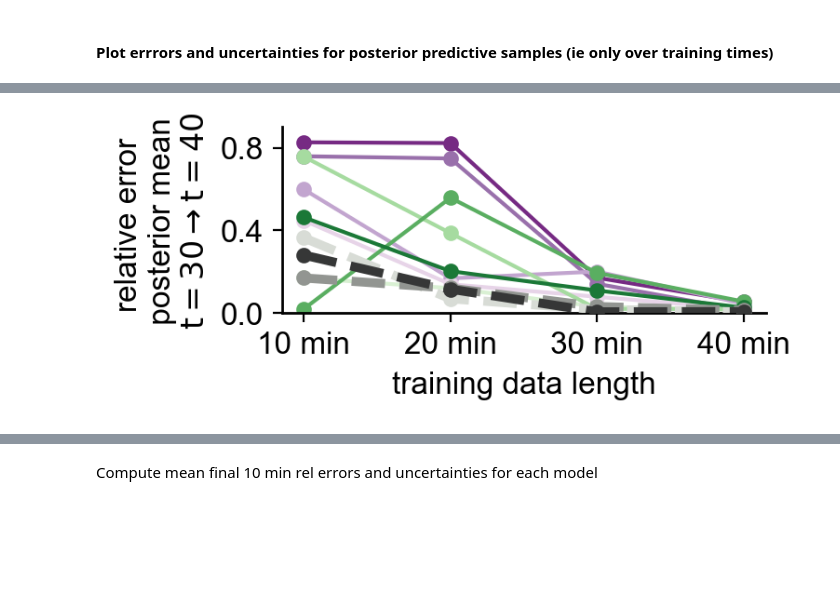
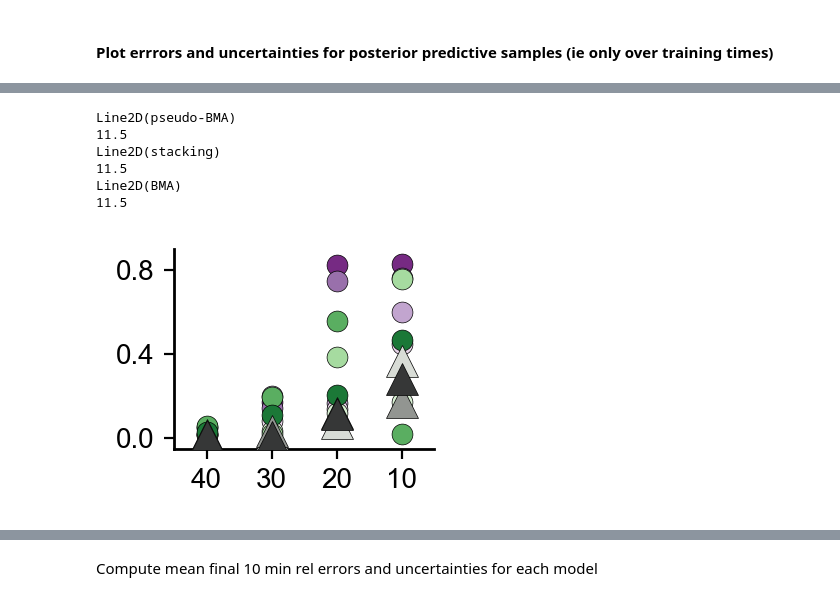
Before and after one commit to RangamaniLabUCSD/multimodel-inference, a Jupyter notebook: src/MAPK/multimodel_inference/multimodel_inf_Keyes_data.ipynb, the cells around one changed output, grey strips where cells are left out. Saved outputs shown, nothing was run; the diff lists cells and outputs as text; code cells hidden in the pictures; blank space fills up the shorter version.

```diff
--- a/src/MAPK/multimodel_inference/multimodel_inf_Keyes_data.ipynb
+++ b/src/MAPK/multimodel_inference/multimodel_inf_Keyes_data.ipynb
@@ -556,12 +556,16 @@ for compartment in ['CYTO','PM']:
     uncert95 = [model_uncertainties['40min'][compartment]['cred95'][model] for model in model_names] + [mmi_uncertainties['40min'][compartment][name]['cred95'] for name in mmi_uncertainties['40min'][compartment].keys()]
 
     # make plots
+    min_index_RMSE = np.argmin(RMSE_postpred[0:8])
     fig, ax = get_sized_fig_ax(2.75, 0.9)
-    bar = ax.bar(display_names + ['pseudo-BMA', 'stacking', 'BMA'], RMSE_postpred, edgecolor='k')
+    bar = ax.bar(display_names + ['pBMA', 'stacking', 'BMA'], RMSE_postpred, edgecolor='k')
     for i, br in enumerate(bar):
         br.set_facecolor(colors[i])
 
-    ax.set_xticklabels(display_names + ['pseudo-BMA', 'stacking', 'BMA'], rotation=90, fontsize=10.0)
+    xlim = ax.get_xlim()
+    ax.plot(xlim, [RMSE_postpred[min_index_RMSE]]*2, 'k--', linewidth=0.75)
+    ax.set_xlim(xlim)
+    ax.set_xticklabels(display_names + ['pBMA', 'stacking', 'BMA'], rotation=90, fontsize=10.0)
     ax.set_ylabel('RMSE \n posterior mean ', fontsize=12.0)
     ax.set_yticks([0.0, 0.025, 0.05])
     ax.set_yticklabels([0.0, 0.025, 0.05], fontsize=10.0)
@@ -571,13 +575,13 @@ for compartment in ['CYTO','PM']:
     min_index_95 = np.argmin(uncert95_postpred[0:8])
     print(uncert95_postpred[min_index_95])
     fig, ax = get_sized_fig_ax(2.75, 0.9)
-    bar = ax.bar(display_names + ['pseudo-BMA', 'stacking', 'BMA'], uncert95_postpred, edgecolor='k')
+    bar = ax.bar(display_names + ['pBMA', 'stacking', 'BMA'], uncert95_postpred, edgecolor='k')
     for i, br in enumerate(bar):
         br.set_facecolor(colors[i])
     xlim = ax.get_xlim()
     ax.plot(xlim, [uncert95_postpred[min_index_95]]*2, 'k--', linewidth=0.75)
     ax.set_xlim(xlim)
-    ax.set_xticklabels(display_names + ['pseudo-BMA', 'stacking', 'BMA'], rotation=90, fontsize=10.0)
+    ax.set_xticklabels(display_names + ['pBMA', 'stacking', 'BMA'], rotation=90, fontsize=10.0)
     ax.set_ylabel('posterior uncertainty \n (avg. 95% credible \n interval width)', fontsize=12.0)
     # ax.set_ylim([0, 0.5])
     ax.set_yticks([0.0, 0.25, 0.5])
@@ -587,11 +591,11 @@ for compartment in ['CYTO','PM']:
 
     # make plots
     fig, ax = get_sized_fig_ax(2.75, 0.9)
-    bar = ax.bar(display_names + ['pseudo-BMA', 'stacking', 'BMA'], RMSE, edgecolor='k')
+    bar = ax.bar(display_names + ['pBMA', 'stacking', 'BMA'], RMSE, edgecolor='k')
     for i, br in enumerate(bar):
         br.set_facecolor(colors[i])
 
-    ax.set_xticklabels(display_names + ['pseudo-BMA', 'stacking', 'BMA'], rotation=90, fontsize=10.0)
+    ax.set_xticklabels(display_names + ['pBMA', 'stacking', 'BMA'], rotation=90, fontsize=10.0)
     ax.set_ylabel('RMSE \n posterior mean ', fontsize=12.0)
     ax.set_yticks([0.0, 0.025, 0.05])
     ax.set_yticklabels([0.0, 0.025, 0.05], fontsize=10.0)
@@ -601,13 +605,13 @@ for compartment in ['CYTO','PM']:
     min_index_95 = np.argmin(uncert95[0:8])
     print(uncert95[min_index_95])
     fig, ax = get_sized_fig_ax(2.75, 0.9)
-    bar = ax.bar(display_names + ['pseudo-BMA', 'stacking', 'BMA'], uncert95, edgecolor='k')
+    bar = ax.bar(display_names + ['pBMA', 'stacking', 'BMA'], uncert95, edgecolor='k')
     for i, br in enumerate(bar):
         br.set_facecolor(colors[i])
     xlim = ax.get_xlim()
     ax.plot(xlim, [uncert95[min_index_95]]*2, 'k--', linewidth=0.75)
     ax.set_xlim(xlim)
-    ax.set_xticklabels(display_names + ['pseudo-BMA', 'stacking', 'BMA'], rotation=90, fontsize=10.0)
+    ax.set_xticklabels(display_names + ['pBMA', 'stacking', 'BMA'], rotation=90, fontsize=10.0)
     ax.set_ylabel('posterior uncertainty \n (avg. 95% credible \n interval width)', fontsize=12.0)
     # ax.set_ylim([0, 0.5])
     ax.set_yticks([0.0, 0.25, 0.5])
@@ -881,14 +751,16 @@ fig0.savefig('../../../results/MAPK/mmi/Keyes_PM_final_10_min_rel_err.pdf', tran
 # %%
-fig, ax = get_sized_fig_ax(2.6, 1.0)
+fig, ax = get_sized_fig_ax(1.3, 1.0)
 errs = final_10_min_errors['CYTO'].copy()
 errs.reverse()
 errs = np.array(errs)
 
-labels = display_names + ['pseudo-BMA', 'stacking', 'BMA']
+labels = display_names + ['pBMA', 'stacking', 'BMA']
 for i, col in enumerate(errs.T):
-    ln = ax.plot(col, color=colors[i], linewidth=1.5, linestyle='-', marker='o', markersize=5.0, label=labels[i])
+    ln = ax.plot(np.flip(col), 'o', color=colors[i], markersize=7.5, label=labels[i], markeredgecolor= "xkcd:black", markeredgewidth=0.25)
     if i>7:
-        ln[0].set_linestyle('--')
+        # ln[0].set_linestyle('--')
+        ln[0].set_marker("^")
+        ln[0].set_markersize("11.5")
         ln[0].set_linewidth(3.5)
         if i==8:
             ln[0].set_zorder(10)
@@ -896,52 +768,52 @@ for i, col in enumerate(errs.T):
             ln[0].set_zorder(9)
         else:
             ln[0].set_zorder(8)
 
-ax.set_xticks(np.arange(4), ['10 min', '20 min', '30 min', '40 min'], fontsize=12.0)
-ax.set_ylabel('relative error \n posterior mean \n' + r'$t=30 \to t=40$', fontsize=12.0)
-ax.set_xlabel('training data length')
-# ax.set_title('ERK activity: cytoplasm', fontsize=12.0)
-ax.set_ylim([0.0, 0.9])
-ax.set_yticks([0.0, 0.4, 0.8],[0.0, 0.4, 0.8], fontsize=12.0)
+ax.set_xticks(np.arange(4), ['40', '30', '20', '10'], fontsize=10.0)
+ax.set_ylim([-0.05, 0.9])
+ax.set_xlim([-0.5, 3.5])
+ax.set_yticks([0.0, 0.4, 0.8],[0.0, 0.4, 0.8], fontsize=10.0)
 
 xlim = ax.get_xlim()
-# ax.plot(xlim, [0.1]*2, '--', linewidth=1.0, color='blue', zorder=-1)
-# ax.set_xlim(xlim)
-
 leg = ax.legend(loc='upper left', fontsize=8.0, bbox_to_anchor=(2.0, 1.0), ncol=3)
 export_legend(leg, '../../../results/MAPK/mmi/Keyes_CYTO_final_10_min_rel_err_LEG.pdf')
 leg.remove()
 
 fig.savefig('../../../results/MAPK/mmi/Keyes_CYTO_final_10_min_rel_err.pdf', transparent=True)
 
-fig, ax = get_sized_fig_ax(2.6, 1.0)
+fig, ax = get_sized_fig_ax(1.3, 1.0)
 errs = final_10_min_errors['PM'].copy()
 errs.reverse()
 errs = np.array(errs)
 
 labels = display_names + ['pseudo-BMA', 'stacking', 'BMA']
 for i, col in enumerate(errs.T):
-    ln = ax.plot(col, color=colors[i], linewidth=1.5, linestyle='-', marker='o', markersize=5.0, label=labels[i])
+    ln = ax.plot(np.flip(col), 'o', color=colors[i], markersize=7.5, label=labels[i], markeredgecolor= "xkcd:black", markeredgewidth=0.25)
     if i>7:
-        ln[0].set_linestyle('--')
-        ln[0].set_linewidth(3.5)
+        # ln[0].set_linestyle('--')
+        print(ln[0])
+        ln[0].set_marker("^")
+        ln[0].set_markersize("11.5")
+        print(ln[0].get_markersize())
         if i==8:
             ln[0].set_zorder(10)
         elif i==9:
             ln[0].set_zorder(9)
         else:
             ln[0].set_zorder(8)
 
-ax.set_xticks(np.arange(4), ['10 min', '20 min', '30 min', '40 min'], fontsize=12.0)
-ax.set_ylabel('relative error \n posterior mean \n' + r'$t=30 \to t=40$', fontsize=12.0)
-ax.set_xlabel('training data length')
-# ax.set_title('ERK activity: cytoplasm', fontsize=12.0)
-ax.set_ylim([0.0, 0.9])
-ax.set_yticks([0.0, 0.4, 0.8],[0.0, 0.4, 0.8], fontsize=12.0)
+ax.set_xticks(np.arange(4), ['40', '30', '20', '10'], fontsize=10.0)
+ax.set_ylim([-0.05, 0.9])
+ax.set_xlim([-0.5, 3.5])
+ax.set_yticks([0.0, 0.4, 0.8],[0.0, 0.4, 0.8], fontsize=10.0)
 
 xlim = ax.get_xlim()
-# ax.plot(xlim, [0.1]*2, '--', linewidth=1.0, color='blue', zorder=-1)
-# ax.set_xlim(xlim)
 fig.savefig('../../../results/MAPK/mmi/Keyes_PM_final_10_min_rel_err.pdf', transparent=True)
 # %% [output]
+Line2D(pseudo-BMA)
+11.5
+Line2D(stacking)
+11.5
+Line2D(BMA)
+11.5
-[figure, old version]
+[figure, new version]
```
Also changed, not shown: parts of 21 cells of this notebook, 2 other files.
